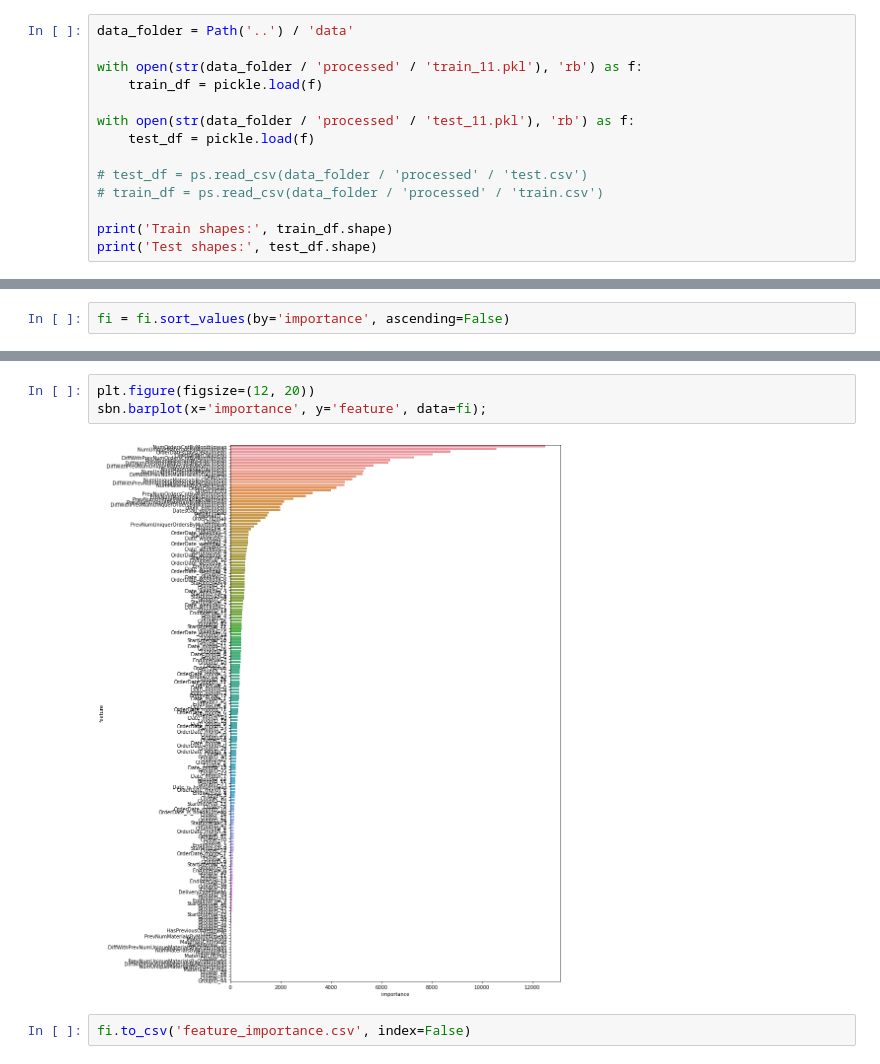
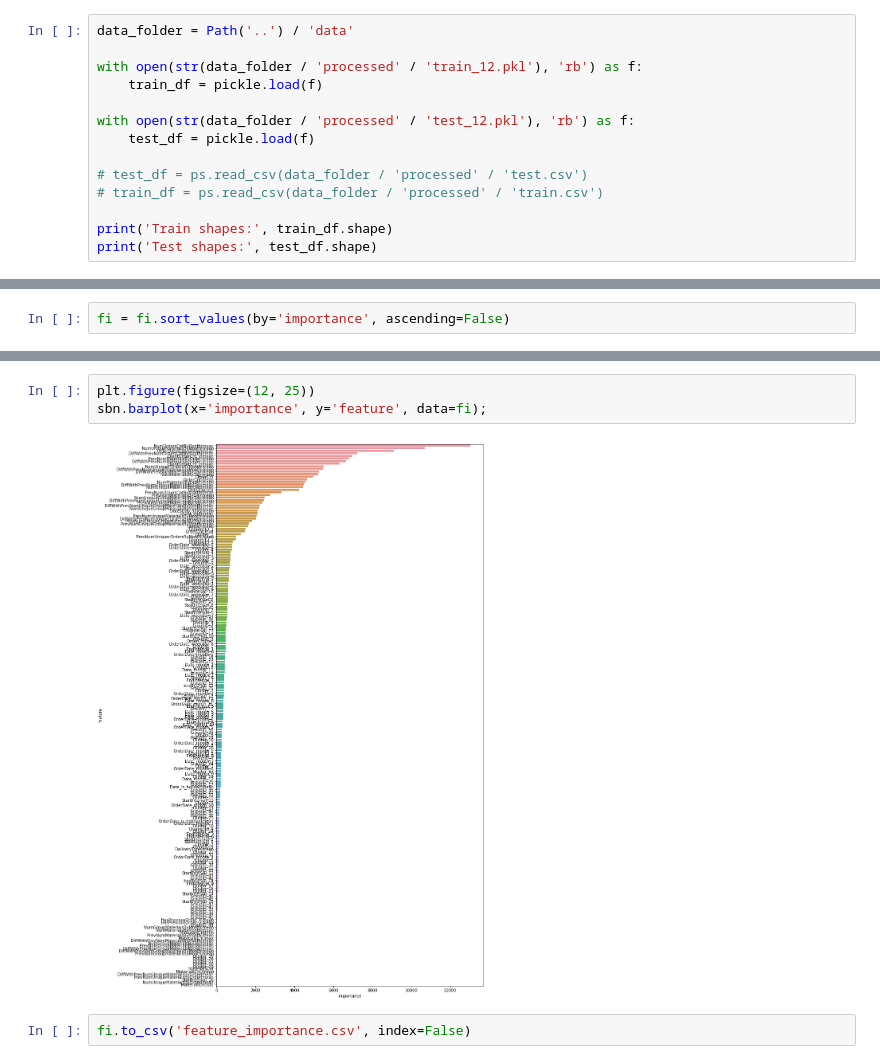
Before and after one commit to Ditwoo/sascompetitions-platypus, a Jupyter notebook: notebooks/light_lgbm.ipynb, the cells around one changed output, grey strips where cells are left out. Cells and saved outputs as stored; diff of their text form.

```diff
--- a/notebooks/light_lgbm.ipynb
+++ b/notebooks/light_lgbm.ipynb
@@ -22,10 +22,10 @@ warnings.filterwarnings('ignore')
 # %%
 data_folder = Path('..') / 'data'
 
-with open(str(data_folder / 'processed' / 'train_11.pkl'), 'rb') as f:
+with open(str(data_folder / 'processed' / 'train_12.pkl'), 'rb') as f:
     train_df = pickle.load(f)
 
-with open(str(data_folder / 'processed' / 'test_11.pkl'), 'rb') as f:
+with open(str(data_folder / 'processed' / 'test_12.pkl'), 'rb') as f:
     test_df = pickle.load(f)
 
 # test_df = ps.read_csv(data_folder / 'processed' / 'test.csv')
@@ -252,8 +251,8 @@ fi[fi['importance'] == 0]['feature'].tolist()
 # %%
-plt.figure(figsize=(12, 20))
+plt.figure(figsize=(12, 25))
 sbn.barplot(x='importance', y='feature', data=fi);
 # %% [output]
-[figure, old version]
+[figure, new version]
 # %%
 fi.to_csv('feature_importance.csv', index=False)
 # %%
```
Also changed, not shown: parts of 7 cells of this notebook, 1 other file.
